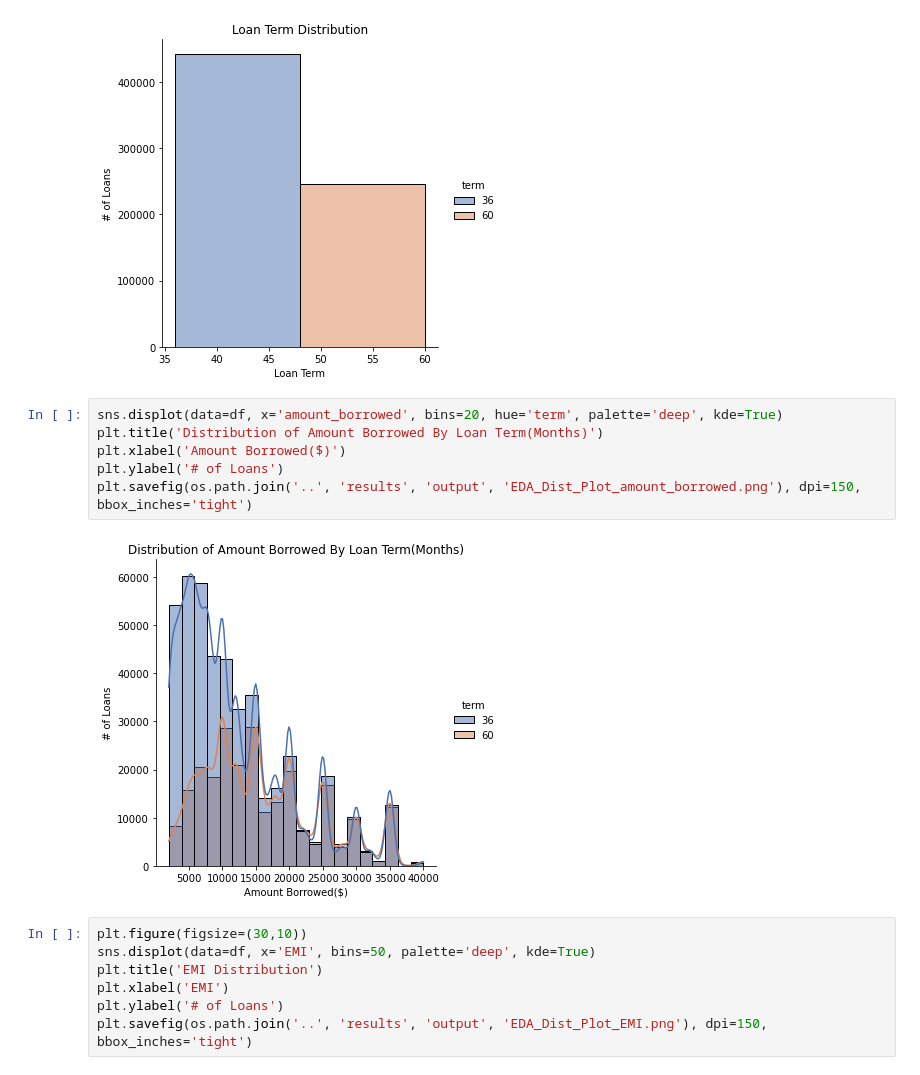
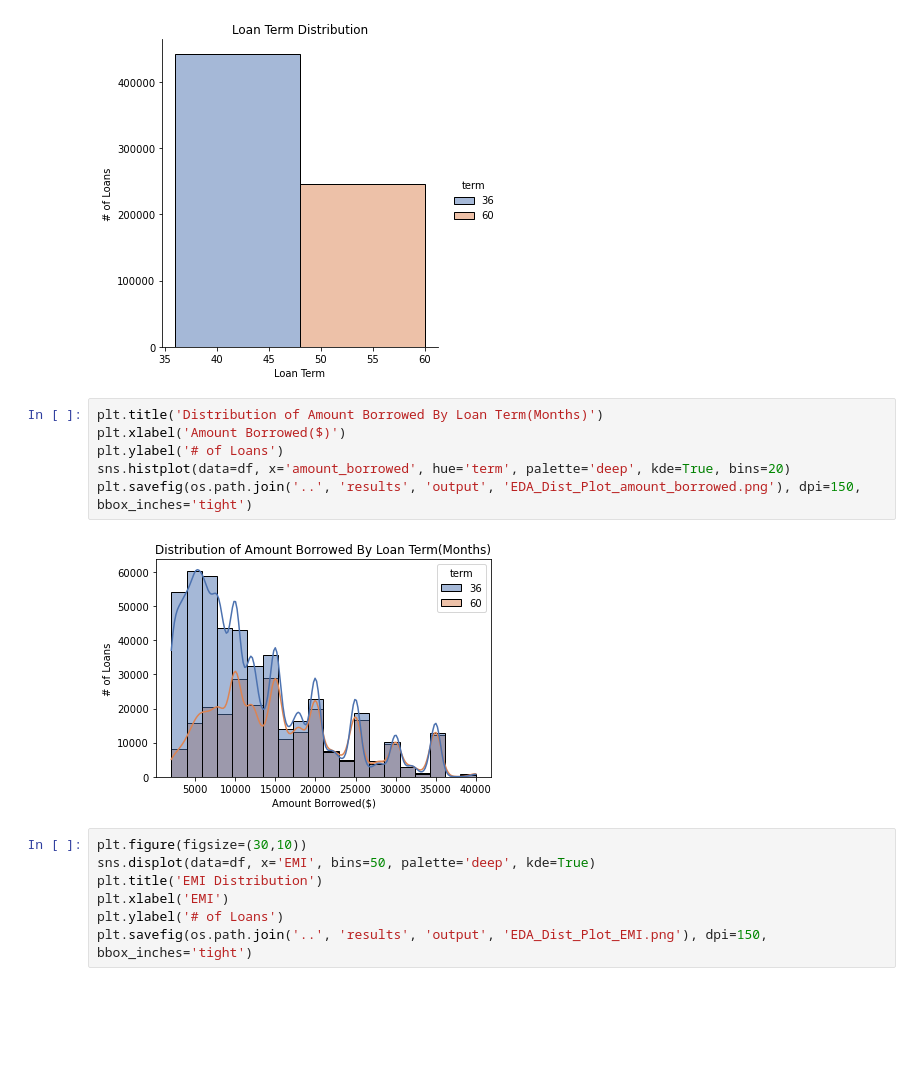
Before and after one commit to vinnywiz/Peer-to-Peer-Lending, a Jupyter notebook: scripts/generate_graphs.ipynb, the cells around one changed output. Drawn from its saved outputs; the diff is of its cells as text; blank space fills up the shorter version.

Commit message:
Updated Images

```diff
--- a/scripts/generate_graphs.ipynb
+++ b/scripts/generate_graphs.ipynb
@@ -104,13 +104,13 @@ plt.savefig(os.path.join('..', 'results', 'output', 'EDA_Dist_Plot_loan_term.png
 # %% [output]
 [figure]
 # %%
-sns.displot(data=df, x='amount_borrowed', bins=20, hue='term', palette='deep', kde=True)
 plt.title('Distribution of Amount Borrowed By Loan Term(Months)')
 plt.xlabel('Amount Borrowed($)')
 plt.ylabel('# of Loans')
+sns.histplot(data=df, x='amount_borrowed', hue='term', palette='deep', kde=True, bins=20)
 plt.savefig(os.path.join('..', 'results', 'output', 'EDA_Dist_Plot_amount_borrowed.png'), dpi=150, bbox_inches='tight')
 # %% [output]
-[figure, old version]
+[figure, new version]
 # %%
 plt.figure(figsize=(30,10))
 sns.displot(data=df, x='EMI', bins=50, palette='deep', kde=True)
```
Also changed, not shown: 7 other files.
